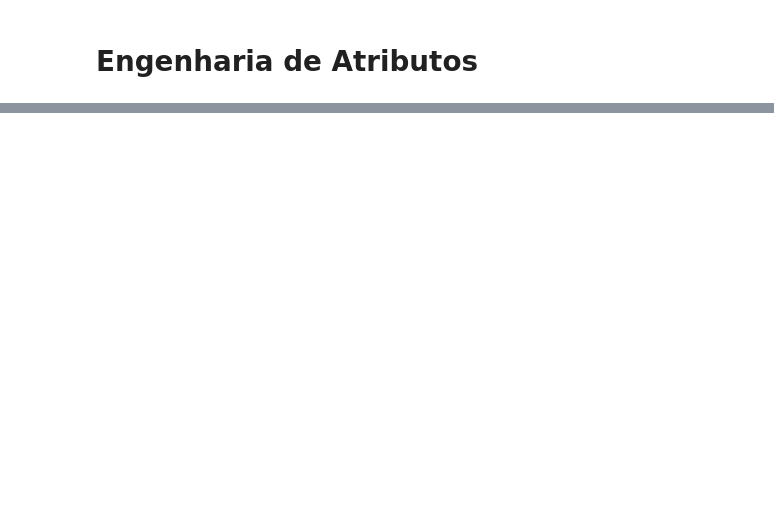
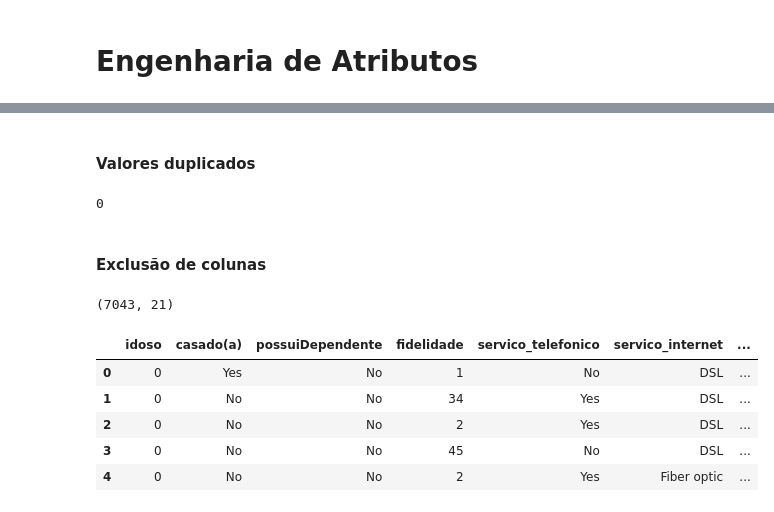
Before and after one commit to alyssonmontovanelli/analise_Previsao_Churn_teleComunicacoes, a Jupyter notebook: notebooks/01_Analise_Exploratoria.ipynb, the cells around one changed output, grey strips where cells are left out. Cells and saved outputs as stored; diff of their text form; code cells hidden in the pictures; blank space fills up the shorter version.

```diff
--- a/notebooks/01_Analise_Exploratoria.ipynb
+++ b/notebooks/01_Analise_Exploratoria.ipynb
@@ -333,0 +372,3 @@ dados.sample(5)
+# %%
+# Preenchendo NaN com valores de valor mensal
+dados['valor_total_pago'] = np.where(dados['valor_total_pago'].isna(), dados['valor_mensal'], dados['valor_total_pago'])
@@ -333,0 +395,8 @@ dados.sample(5)
+# %% [markdown]
+#### Valores duplicados
+# %%
+dados.duplicated().sum()
+# %% [output]
+0
+# %% [markdown]
+#### Exclusão de colunas
@@ -333,0 +406,15 @@ dados.sample(5)
+# %%
+dados_eng.shape
+# %% [output]
+(7043, 21)
+# %%
+dados.drop(['customerID', 'multiplas_linhas', 'sexo', 'Streaming_filmes', 'seguranca_online', 'backup_online'], axis=1, inplace=True)
+# %%
+dados.head()
+# %% [output]
+|  | idoso | casado(a) | possuiDependente | fidelidade | servico_telefonico | servico_internet | ... |
+| 0 | 0 | Yes | No | 1 | No | DSL | ... |
+| 1 | 0 | No | No | 34 | Yes | DSL | ... |
+| 2 | 0 | No | No | 2 | Yes | DSL | ... |
+| 3 | 0 | No | No | 45 | No | DSL | ... |
+| 4 | 0 | No | No | 2 | Yes | Fiber optic | ... |
```
Also changed, not shown: parts of 17 cells of this notebook, 3 other files.
